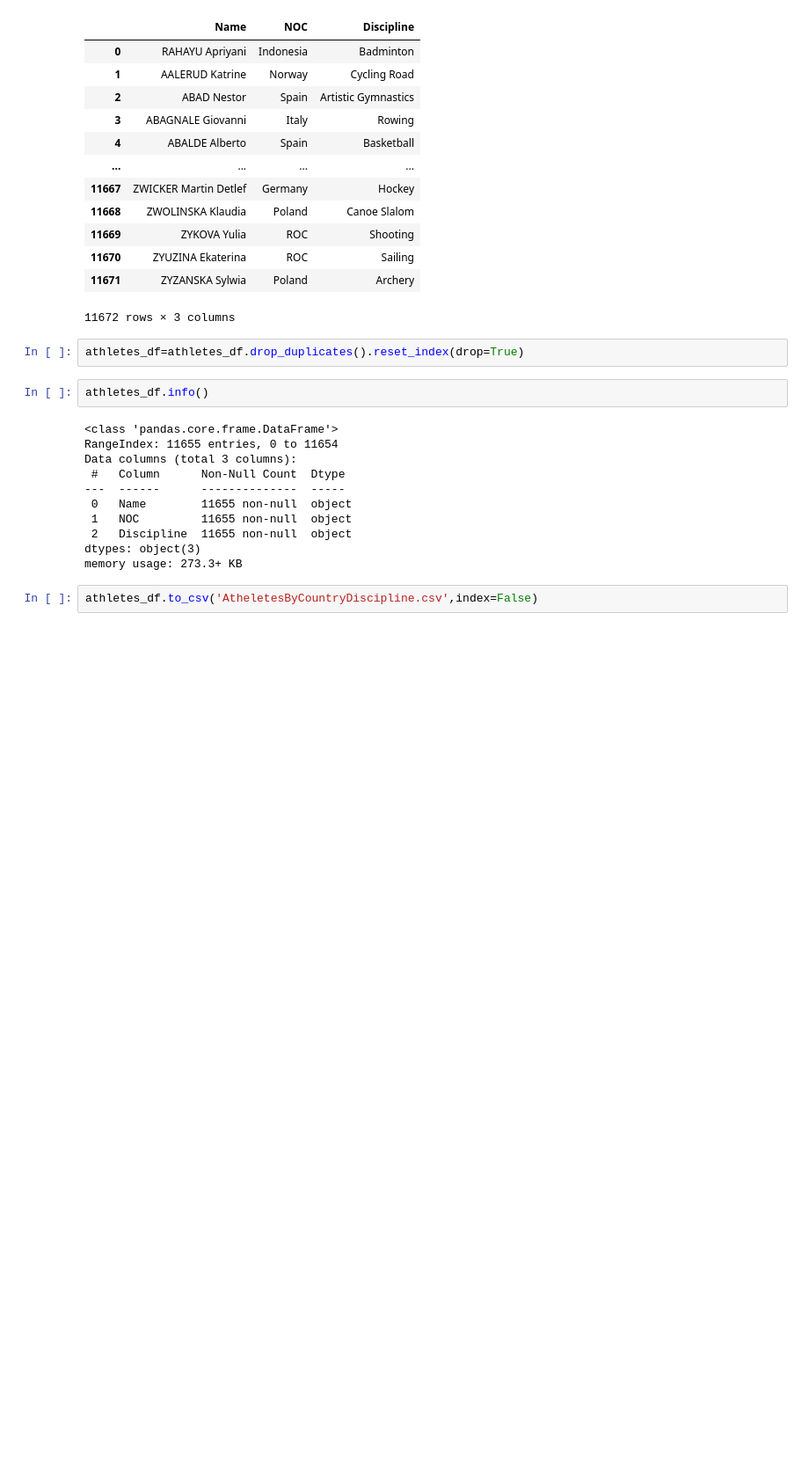
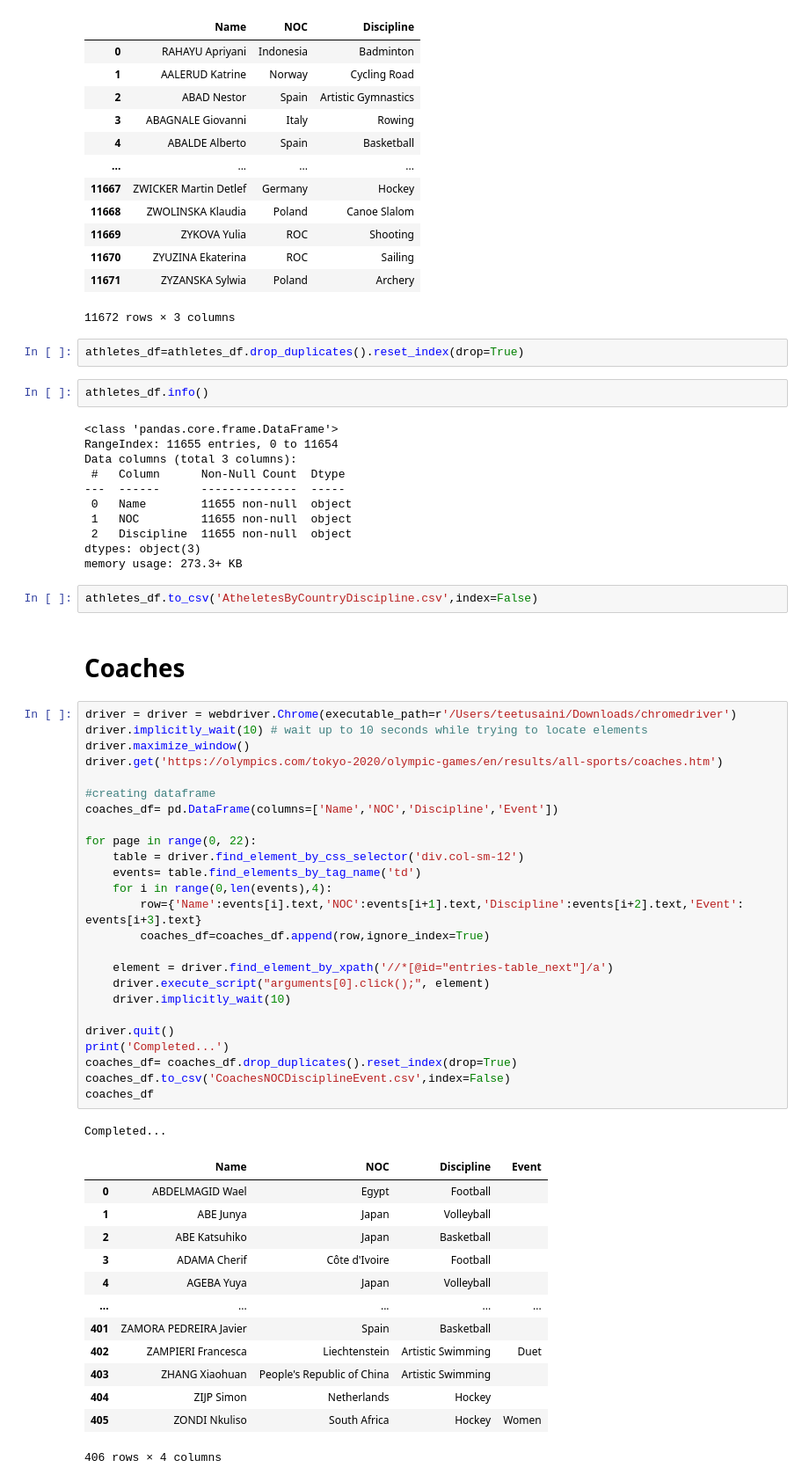
Before and after one commit to bksaini078/Tokyo_Olympic_2020, a Jupyter notebook: Data Collection Code.ipynb, the cells around one changed output. Shown: that part at 88% size. Drawn from its saved outputs; the diff is of its cells as text; blank space fills up the shorter version.

Commit message:
Updated the coaches data

```diff
--- a/Data Collection Code.ipynb
+++ b/Data Collection Code.ipynb
@@ -278,3 +278,45 @@ dtypes: object(3)
 memory usage: 273.3+ KB
 # %%
 athletes_df.to_csv('AtheletesByCountryDiscipline.csv',index=False)
+# %% [markdown]
+# Coaches
+# %%
+driver = driver = webdriver.Chrome(executable_path=r'/Users/teetusaini/Downloads/chromedriver')
+driver.implicitly_wait(10) # wait up to 10 seconds while trying to locate elements
+driver.maximize_window()
+driver.get('https://olympics.com/tokyo-2020/olympic-games/en/results/all-sports/coaches.htm')
+
+#creating dataframe
+coaches_df= pd.DataFrame(columns=['Name','NOC','Discipline','Event'])
+
+for page in range(0, 22):
+    table = driver.find_element_by_css_selector('div.col-sm-12')
+    events= table.find_elements_by_tag_name('td')
+    for i in range(0,len(events),4):
+        row={'Name':events[i].text,'NOC':events[i+1].text,'Discipline':events[i+2].text,'Event': events[i+3].text}
+        coaches_df=coaches_df.append(row,ignore_index=True)
+
+    element = driver.find_element_by_xpath('//*[@id="entries-table_next"]/a')
+    driver.execute_script("arguments[0].click();", element)
+    driver.implicitly_wait(10)
+
+driver.quit()
+print('Completed...')
+coaches_df= coaches_df.drop_duplicates().reset_index(drop=True)
+coaches_df.to_csv('CoachesNOCDisciplineEvent.csv',index=False)
+coaches_df
+# %% [output]
+Completed...
+|  | Name | NOC | Discipline | Event |
+| 0 | ABDELMAGID Wael | Egypt | Football |  |
+| 1 | ABE Junya | Japan | Volleyball |  |
+| 2 | ABE Katsuhiko | Japan | Basketball |  |
+| 3 | ADAMA Cherif | Côte d'Ivoire | Football |  |
+| 4 | AGEBA Yuya | Japan | Volleyball |  |
+| ... | ... | ... | ... | ... |
+| 401 | ZAMORA PEDREIRA Javier | Spain | Basketball |  |
+| 402 | ZAMPIERI Francesca | Liechtenstein | Artistic Swimming | Duet |
+| 403 | ZHANG Xiaohuan | People's Republic of China | Artistic Swimming |  |
+| 404 | ZIJP Simon | Netherlands | Hockey |  |
+| 405 | ZONDI Nkuliso | South Africa | Hockey | Women |
+406 rows × 4 columns
```
Also changed, not shown: parts of 1 cell of this notebook, 1 other file.
